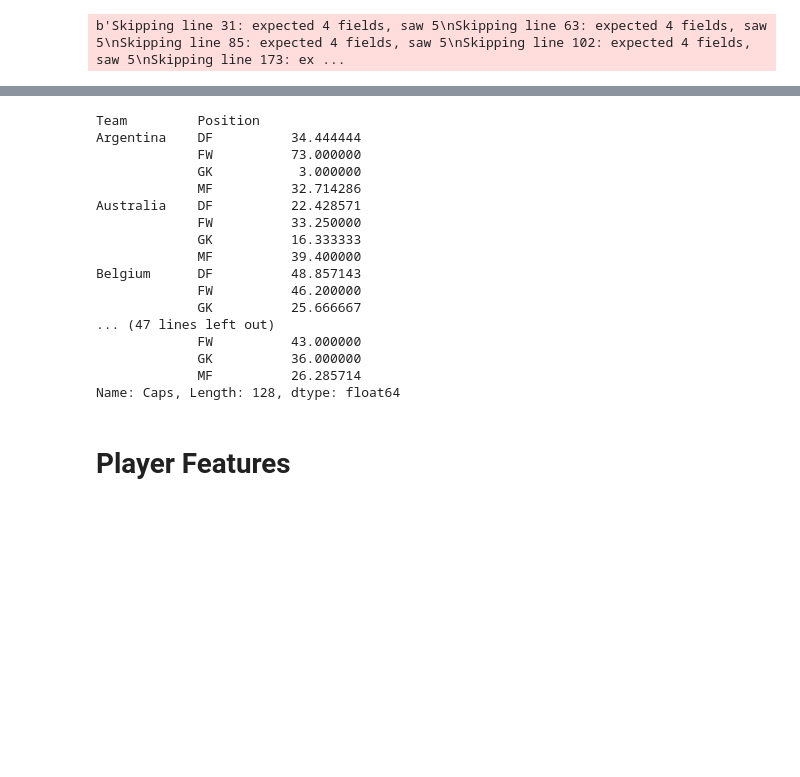
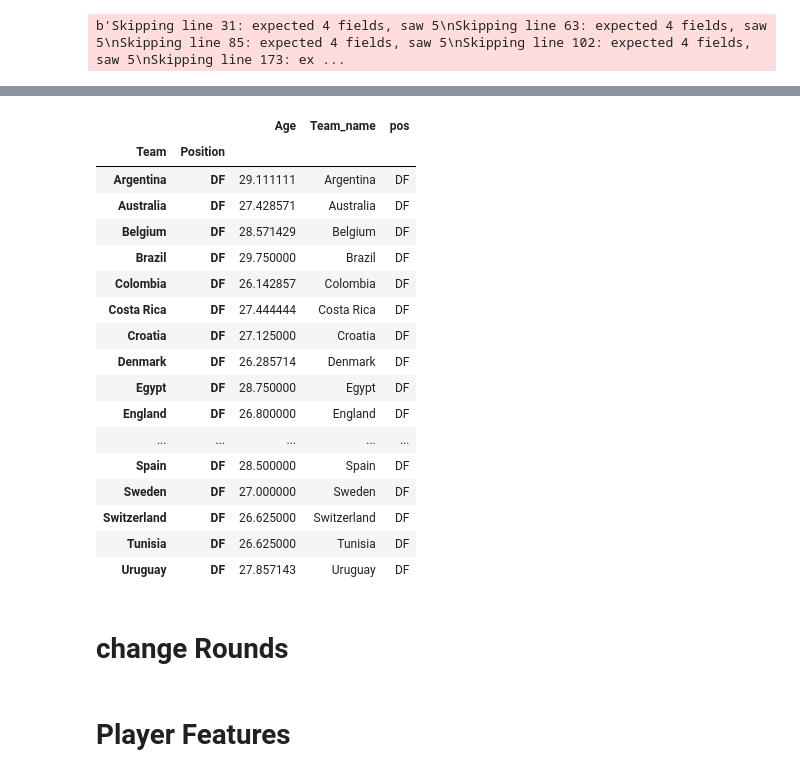
Before and after one commit to Milad-abbaszadeh/DataScienceProject, a Jupyter notebook: Milad_code/Final.ipynb, the cells around one changed output, grey strips where cells are left out. Cells and saved outputs as stored; diff of their text form; code cells hidden in the pictures; blank space fills up the shorter version.

```diff
--- a/Milad_code/Final.ipynb
+++ b/Milad_code/Final.ipynb
@@ -67,0 +100,7 @@ g2.to_csv("./team_avg_age.csv",sep="\t")
+# %%
+# #AVG Age of each team in each position
+age_avg=squads.groupby(["Team","Position"])['Age'].sum()/squads.groupby(["Team","Position"])['Age'].size()
+age_avg = age_avg.to_frame()
+
+age_avg['Team_name'] = age_avg.index.get_level_values(0).tolist()
+age_avg['pos'] = age_avg.index.get_level_values(1).tolist()
@@ -67,0 +137,23 @@ g2.to_csv("./team_avg_age.csv",sep="\t")
+# %%
+team_age_DF = age_avg.loc[age_avg['pos'] == 'DF']
+# %%
+team_age_DF.head(32)
+# %% [output]
+|  |  | Age | Team_name | pos |
+| Team | Position |  |  |  |
+| Argentina | DF | 29.111111 | Argentina | DF |
+| Australia | DF | 27.428571 | Australia | DF |
+| Belgium | DF | 28.571429 | Belgium | DF |
+| Brazil | DF | 29.750000 | Brazil | DF |
+| Colombia | DF | 26.142857 | Colombia | DF |
+| Costa Rica | DF | 27.444444 | Costa Rica | DF |
+| Croatia | DF | 27.125000 | Croatia | DF |
+| Denmark | DF | 26.285714 | Denmark | DF |
+| Egypt | DF | 28.750000 | Egypt | DF |
+| England | DF | 26.800000 | England | DF |
+| ... | ... | ... | ... | ... |
+| Spain | DF | 28.500000 | Spain | DF |
+| Sweden | DF | 27.000000 | Sweden | DF |
+| Switzerland | DF | 26.625000 | Switzerland | DF |
+| Tunisia | DF | 26.625000 | Tunisia | DF |
+| Uruguay | DF | 27.857143 | Uruguay | DF |
@@ -68,21 +162,5 @@ g2.to_csv("./team_avg_age.csv",sep="\t")
 # %%
 #AVG Caps of each team per position
-squads.groupby(["Team","Position"])['Caps'].sum()/squads.groupby(["Team","Position"])['Caps'].size()
+# squads.groupby(["Team","Position"])['Caps'].sum()/squads.groupby(["Team","Position"])['Caps'].size()
-# %% [output]
-Team         Position
-Argentina    DF          34.444444
-             FW          73.000000
-             GK           3.000000
-             MF          32.714286
-Australia    DF          22.428571
-             FW          33.250000
-             GK          16.333333
-             MF          39.400000
-Belgium      DF          48.857143
-             FW          46.200000
-             GK          25.666667
-... (47 lines left out)
-             FW          43.000000
-             GK          36.000000
-             MF          26.285714
-Name: Caps, Length: 128, dtype: float64
+# %% [markdown]
+# change Rounds
```
Also changed, not shown: parts of 43 cells of this notebook, 5 other files.
